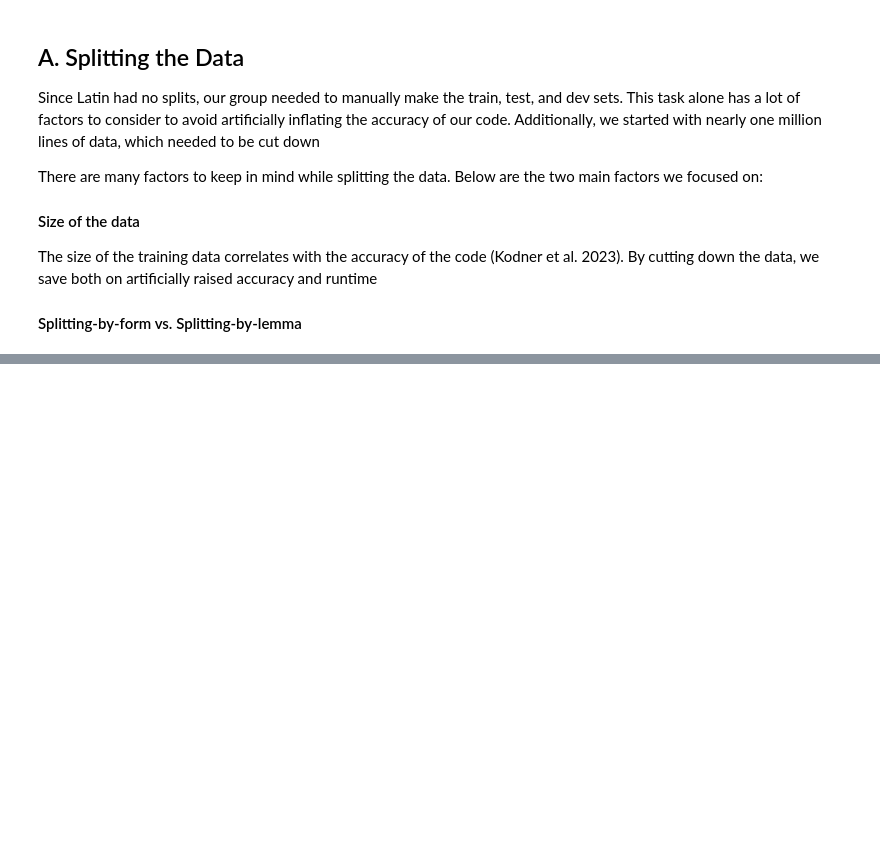
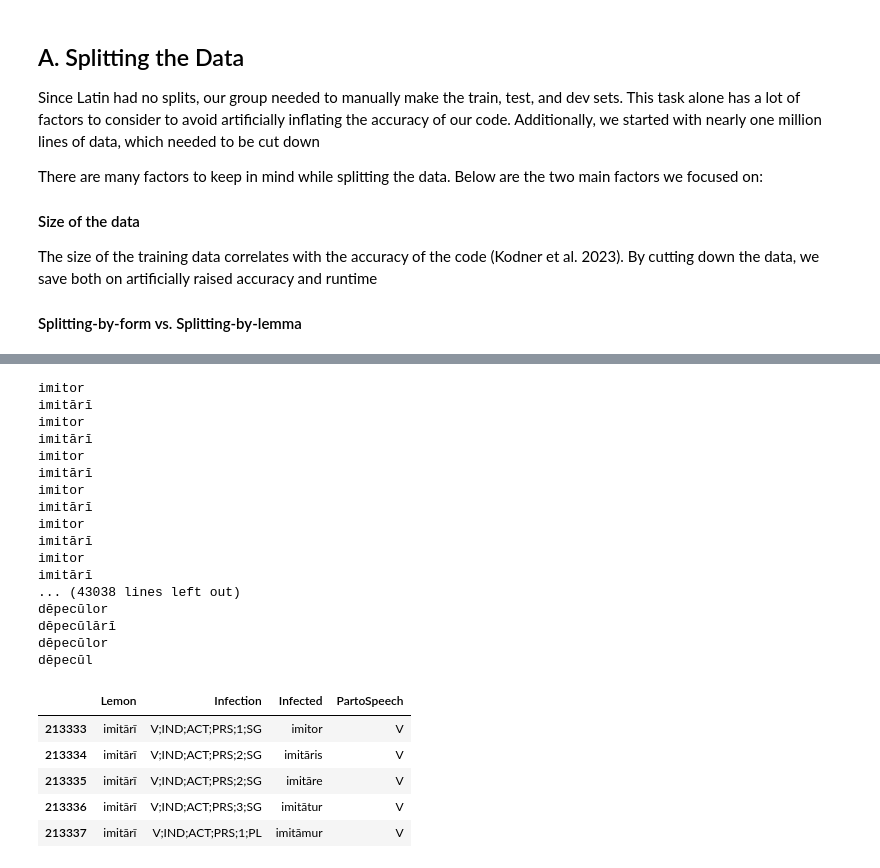
Before and after one commit to Timmald/latinpilled-morphology, a Jupyter notebook: latin_409_24.ipynb, the cells around one changed output, grey strips where cells are left out. Saved outputs shown, nothing was run; the diff lists cells and outputs as text; code cells hidden in the pictures; blank space fills up the shorter version.

Commit message:
infinitive lemmas

```diff
--- a/latin_409_24.ipynb
+++ b/latin_409_24.ipynb
@@ -168,7 +170,41 @@ print(lat.shape)
 # %%
 # get a list of the unique lemmas and infinitives
+lat['PartoSpeech'] = lat['Infection'].str.extract(r'(N|PROPN|V|V.PTCP|ADJ);')
 infinitives = lat[lat['Infection'] == 'V;NFIN;ACT;PRS']
 uniqueLemmas = lat.drop_duplicates(subset = ['Lemon', 'PartoSpeech'])
+# %%
+def switch_verb_lemma(lemma):
+    print(lemma)
+    inf = infinitives[infinitives["Lemon"]==lemma]["Infected"].iloc[0]
+    print(inf)
+    return inf
+
+lat.loc[lat["Infection"].str.startswith("V;"),"Lemon"]=lat[lat["Infection"].str.startswith("V;")]["Lemon"].map(switch_verb_lemma)
+lat[lat["Infection"].str.startswith("V;")].head()
+# %% [output]
+imitor
+imitārī
+imitor
+imitārī
+imitor
+imitārī
+imitor
+imitārī
+imitor
+imitārī
+imitor
+imitārī
+... (43038 lines left out)
+dēpecūlor
+dēpecūlārī
+dēpecūlor
+dēpecūl
+|  | Lemon | Infection | Infected | PartoSpeech |
+| 213333 | imitārī | V;IND;ACT;PRS;1;SG | imitor | V |
+| 213334 | imitārī | V;IND;ACT;PRS;2;SG | imitāris | V |
+| 213335 | imitārī | V;IND;ACT;PRS;2;SG | imitāre | V |
+| 213336 | imitārī | V;IND;ACT;PRS;3;SG | imitātur | V |
+| 213337 | imitārī | V;IND;ACT;PRS;1;PL | imitāmur | V |
 # %%
 # Split the unique lemmas into dataframes by part of speech while also cutting it down using numbers I calculated elsewhere
 partSample = uniqueLemmas[uniqueLemmas['PartoSpeech'] == 'V.PTCP'].sample(n=112)
```
Also changed, not shown: parts of 6 cells of this notebook, 3 other files.
